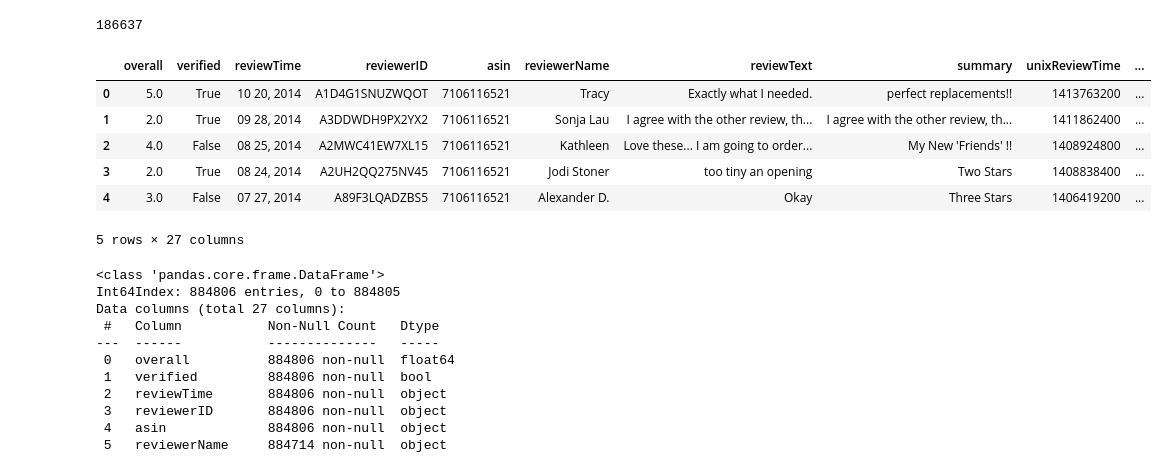
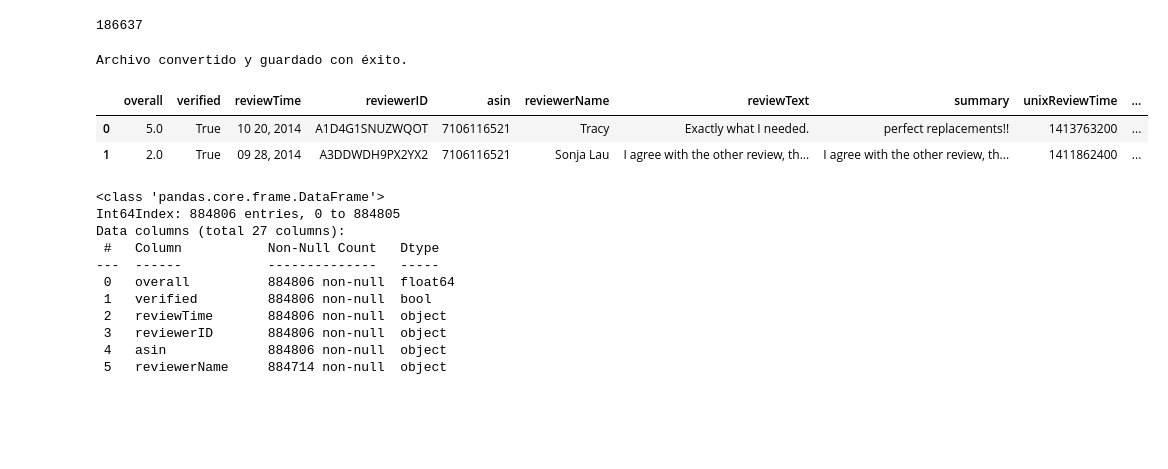
Before and after one commit to lmbd92/DataScienceMonograph, a Jupyter notebook: Notebooks/EDA_Amazon_Fashion.ipynb, the cells around one changed output. Cells and saved outputs as stored; diff of their text form; code cells hidden in the pictures; blank space fills up the shorter version.

```diff
--- a/Notebooks/EDA_Amazon_Fashion.ipynb
+++ b/Notebooks/EDA_Amazon_Fashion.ipynb
@@ -4,3 +26,9 @@ import io
 from google.colab import files
 from google.colab import drive
 import json
+import gzip
+import numpy as np
+import matplotlib.pyplot as plt
+import seaborn as sns
+# Configurar pandas para mostrar todas las columnas
+pd.set_option('display.max_columns', None)
@@ -65,18 +103,22 @@ df2 = pd.DataFrame.from_dict(data)
 print(len(df2))
 # %% [output]
 186637
+# %%
+
+# Guardar el DataFrame en formato Excel
+df2.to_excel('nombre_del_archivo_salida.xlsx', index=False, engine='openpyxl')
+
+print("Archivo convertido y guardado con éxito.")
+# %% [output]
+Archivo convertido y guardado con éxito.
 # %%
 result = pd.merge(df1,df2, on = "asin")
 # %%
-result.head(5)
+result.head(2)
 # %% [output]
 |  | overall | verified | reviewTime | reviewerID | asin | reviewerName | reviewText | summary | unixReviewTime | ... |
 | 0 | 5.0 | True | 10 20, 2014 | A1D4G1SNUZWQOT | 7106116521 | Tracy | Exactly what I needed. | perfect replacements!! | 1413763200 | ... |
 | 1 | 2.0 | True | 09 28, 2014 | A3DDWDH9PX2YX2 | 7106116521 | Sonja Lau | I agree with the other review, th... | I agree with the other review, th... | 1411862400 | ... |
-| 2 | 4.0 | False | 08 25, 2014 | A2MWC41EW7XL15 | 7106116521 | Kathleen | Love these... I am going to order... | My New 'Friends' !! | 1408924800 | ... |
-| 3 | 2.0 | True | 08 24, 2014 | A2UH2QQ275NV45 | 7106116521 | Jodi Stoner | too tiny an opening | Two Stars | 1408838400 | ... |
-| 4 | 3.0 | False | 07 27, 2014 | A89F3LQADZBS5 | 7106116521 | Alexander D. | Okay | Three Stars | 1406419200 | ... |
-5 rows × 27 columns
 # %%
 result.info()
 # %% [output]
```
Also changed, not shown: parts of 32 cells of this notebook.
